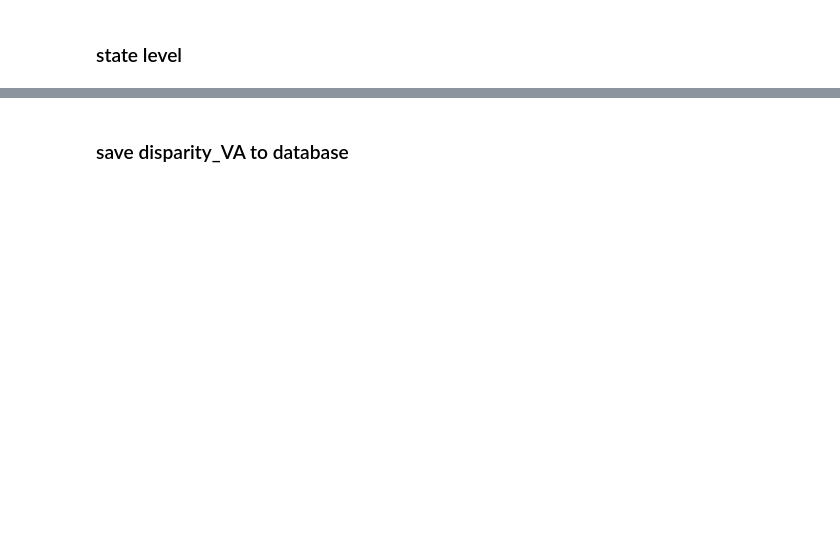
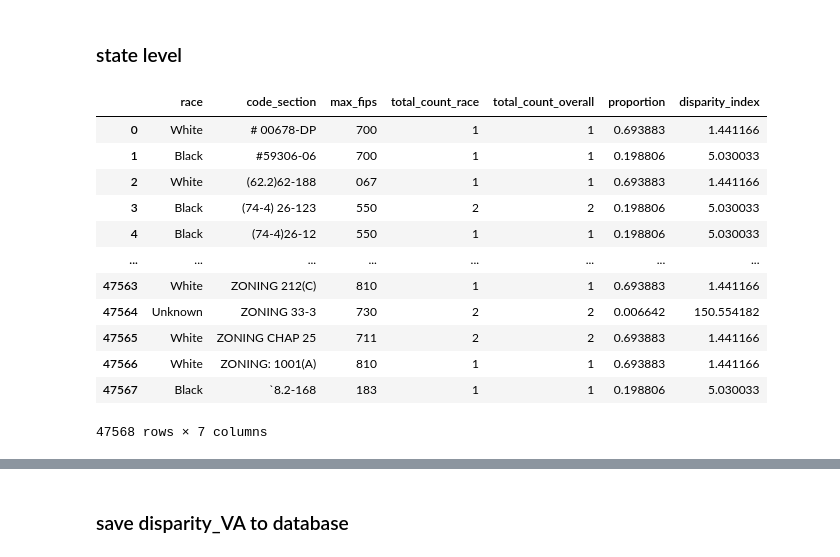
Before and after one commit to code-for-charlottesville/datajustice, a Jupyter notebook: racial_disparity_index_VA.ipynb, the cells around one changed output, grey strips where cells are left out. Saved outputs shown, nothing was run; the diff lists cells and outputs as text; code cells hidden in the pictures; blank space fills up the shorter version.

```diff
--- a/racial_disparity_index_VA.ipynb
+++ b/racial_disparity_index_VA.ipynb
@@ -446,2 +319,18 @@ INNER JOIN census_va l
 """
 disp_index_va = pd.read_sql_query(myquery, con=engine)
+# %%
+disp_index_va
+# %% [output]
+|  | race | code_section | max_fips | total_count_race | total_count_overall | proportion | disparity_index |
+| 0 | White | # 00678-DP | 700 | 1 | 1 | 0.693883 | 1.441166 |
+| 1 | Black | #59306-06 | 700 | 1 | 1 | 0.198806 | 5.030033 |
+| 2 | White | (62.2)62-188 | 067 | 1 | 1 | 0.693883 | 1.441166 |
+| 3 | Black | (74-4) 26-123 | 550 | 2 | 2 | 0.198806 | 5.030033 |
+| 4 | Black | (74-4)26-12 | 550 | 1 | 1 | 0.198806 | 5.030033 |
+| ... | ... | ... | ... | ... | ... | ... | ... |
+| 47563 | White | ZONING 212(C) | 810 | 1 | 1 | 0.693883 | 1.441166 |
+| 47564 | Unknown | ZONING 33-3 | 730 | 2 | 2 | 0.006642 | 150.554182 |
+| 47565 | White | ZONING CHAP 25 | 711 | 2 | 2 | 0.693883 | 1.441166 |
+| 47566 | White | ZONING: 1001(A) | 810 | 1 | 1 | 0.693883 | 1.441166 |
+| 47567 | Black | `8.2-168 | 183 | 1 | 1 | 0.198806 | 5.030033 |
+47568 rows × 7 columns
```
Also changed, not shown: parts of 49 cells of this notebook, 5 other files.
